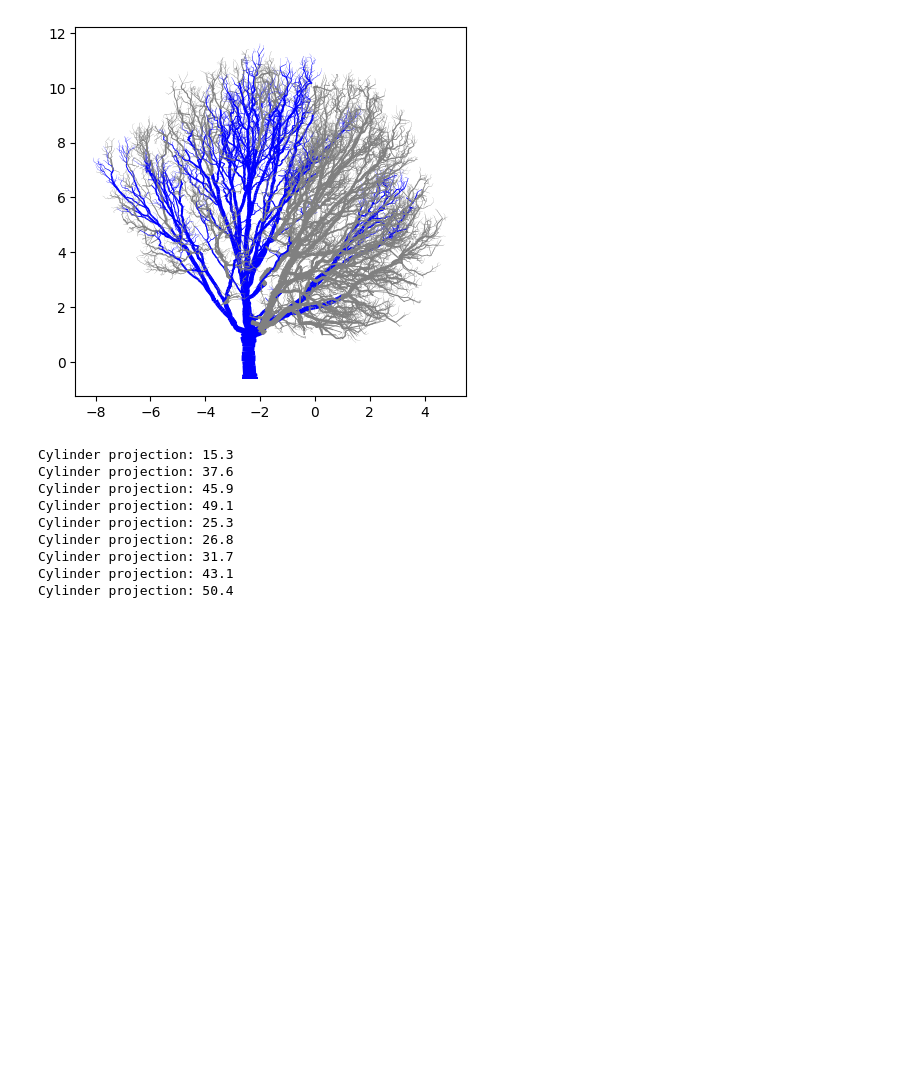
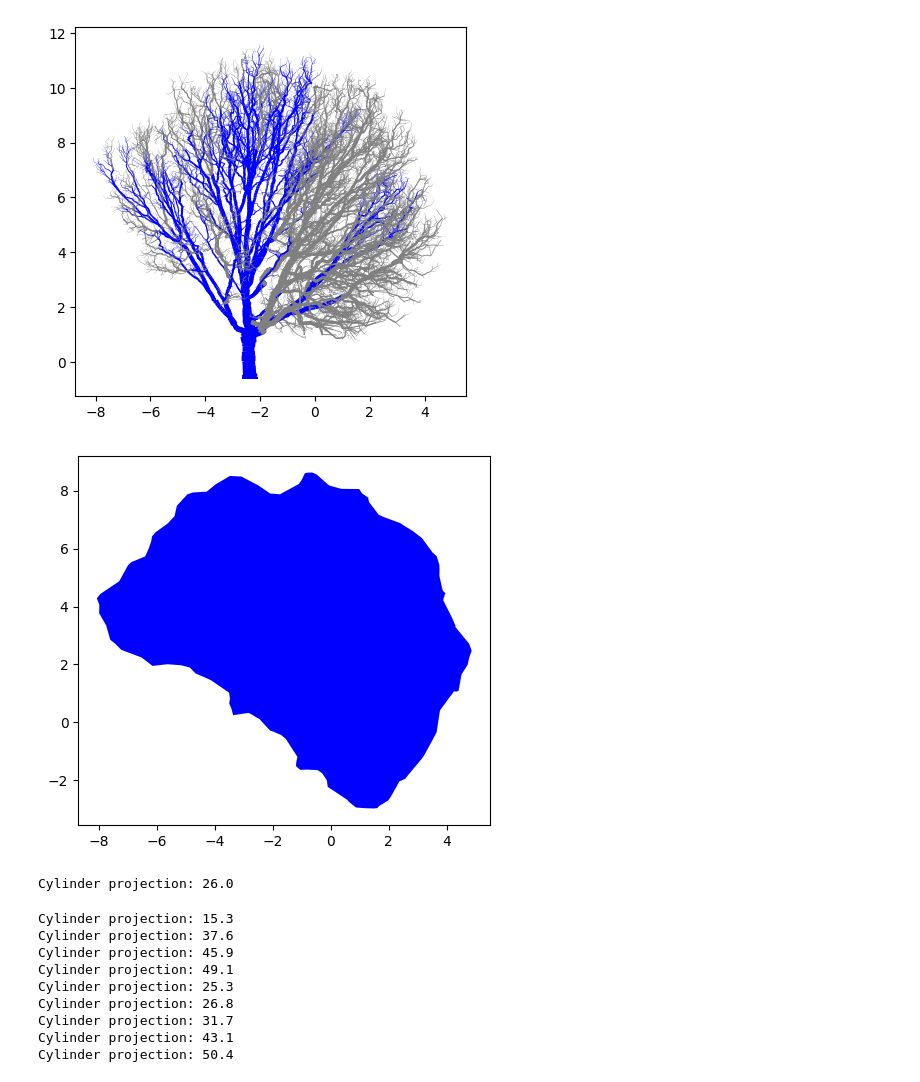
Before and after one commit to wischmcj/canopyHydrodynamics, a Jupyter notebook: docs/source/examples/use_case_example.ipynb, the cells around one changed output. Cells and saved outputs as stored; diff of their text form; code cells hidden in the pictures; blank space fills up the shorter version.

```diff
--- a/docs/source/examples/use_case_example.ipynb
+++ b/docs/source/examples/use_case_example.ipynb
@@ -67,7 +67,37 @@ Cylinder projection: 83.8
 [figure]
 [figure]
 # %%
-myCollection.watershed_boundary(plane='XY' ,draw=True)
+myCollection.watershed_boundary(plane='XY' ,draw=True, stem=True, save=True, file_name_ext="docs_ex")
+# %% [output]
+[figure, added]
+# %%
+# Finding and Highlighting the stem flow component
+import os
+os.environ["CANOPYHYDRO_CONFIG"] = "./canopyhydro_config.toml"
+from src.canopyhydro.CylinderCollection import CylinderCollection
+from matplotlib import pyplot as plt
+
+# Initializing a CylinderCollection object
+myCollection = CylinderCollection()
+
+# Converting a specified file to a CylinderCollection object
+myCollection.from_csv("example_tree.csv")
+
+# Requesting an plot of the tree projected onto the XZ plane ('fromt' view)
+myCollection.project_cylinders("XY")
+
+
+myCollection.initialize_digraph_from()
+myCollection.find_flow_components()
+myCollection.calculate_flows()
+myCollection.watershed_boundary(
+                component=myCollection.stem_flow_component,
+                plane='XY',
+                draw=True,
+                stem=True,
+                save=True, file_name_ext="stem_alpha")
+# %% [output]
+Cylinder projection: 26.0
 # %%
 # Drawing various branch orders
 from matplotlib import pyplot as plt
```
Also changed, not shown: 3 other files.
